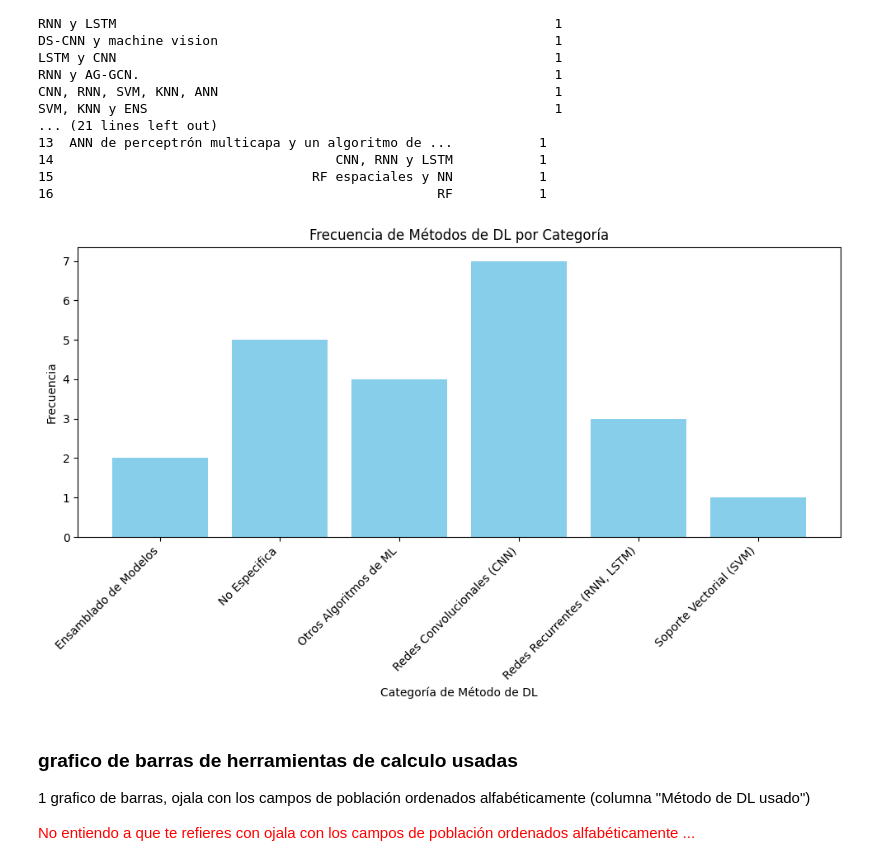
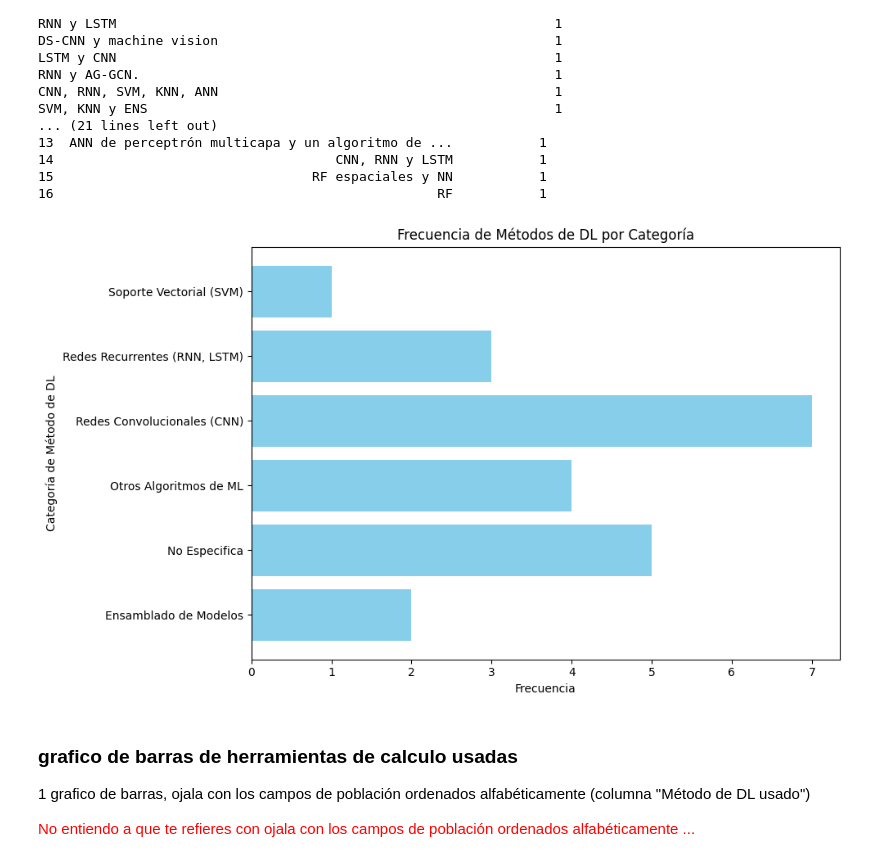
Before and after one commit to BnjmStd/PythonBnjmn, a Jupyter notebook: recognitionEmotion/searchs/análisisPaper2/main.ipynb, the cells around one changed output. Saved outputs shown, nothing was run; the diff lists cells and outputs as text; code cells hidden in the pictures.

```diff
--- a/recognitionEmotion/searchs/análisisPaper2/main.ipynb
+++ b/recognitionEmotion/searchs/análisisPaper2/main.ipynb
@@ -418,35 +418,34 @@ SVM, KNN y ENS                                                    1
 # %%
 def categorizar_metodo(metodo):
     if 'CNN' in metodo:
         return 'Redes Convolucionales (CNN)'
     elif 'RNN' in metodo or 'LSTM' in metodo:
         return 'Redes Recurrentes (RNN, LSTM)'
     elif 'SVM' in metodo and len(metodo.split(',')) == 1:
         return 'Soporte Vectorial (SVM)'
     elif any(algo in metodo for algo in ['RF', 'KNN', 'DT', 'DA', 'NB']):
         return 'Otros Algoritmos de ML'
     elif 'No especifica' in metodo or 'No reporta' in metodo:
         return 'No Especifica'
     else:
         return 'Ensamblado de Modelos'
 
 # Aplicar la función de clasificación
 df_metodos['Categoría'] = df_metodos['Método de DL usado'].apply(categorizar_metodo)
 
 # Contar la frecuencia de cada categoría
 df_categorias = df_metodos.groupby('Categoría')['Frecuencia'].sum().reset_index()
 
-# Graficar
+# Graficar en forma horizontal
 plt.figure(figsize=(10, 6))
-plt.bar(df_categorias['Categoría'], df_categorias['Frecuencia'], color='skyblue')
-plt.xlabel('Categoría de Método de DL')
-plt.ylabel('Frecuencia')
+plt.barh(df_categorias['Categoría'], df_categorias['Frecuencia'], color='skyblue')
+plt.ylabel('Categoría de Método de DL')
+plt.xlabel('Frecuencia')
 plt.title('Frecuencia de Métodos de DL por Categoría')
-plt.xticks(rotation=45, ha='right')
 plt.tight_layout()
 plt.show()
 # %% [output]
-[figure, old version]
+[figure, new version]
 # %% [markdown]
 ### grafico de barras de herramientas de calculo usadas
 1 grafico de barras, ojala con los campos de población ordenados alfabéticamente (columna "Método de DL usado")
```
Also changed, not shown: parts of 6 cells of this notebook.
